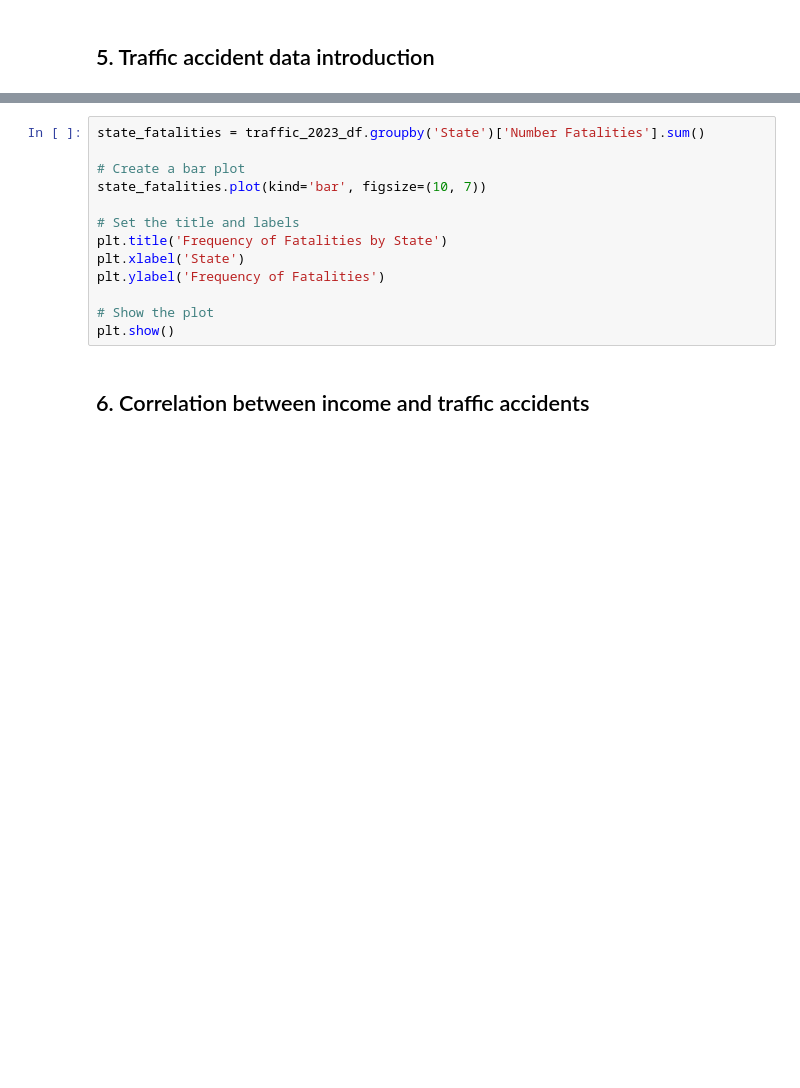
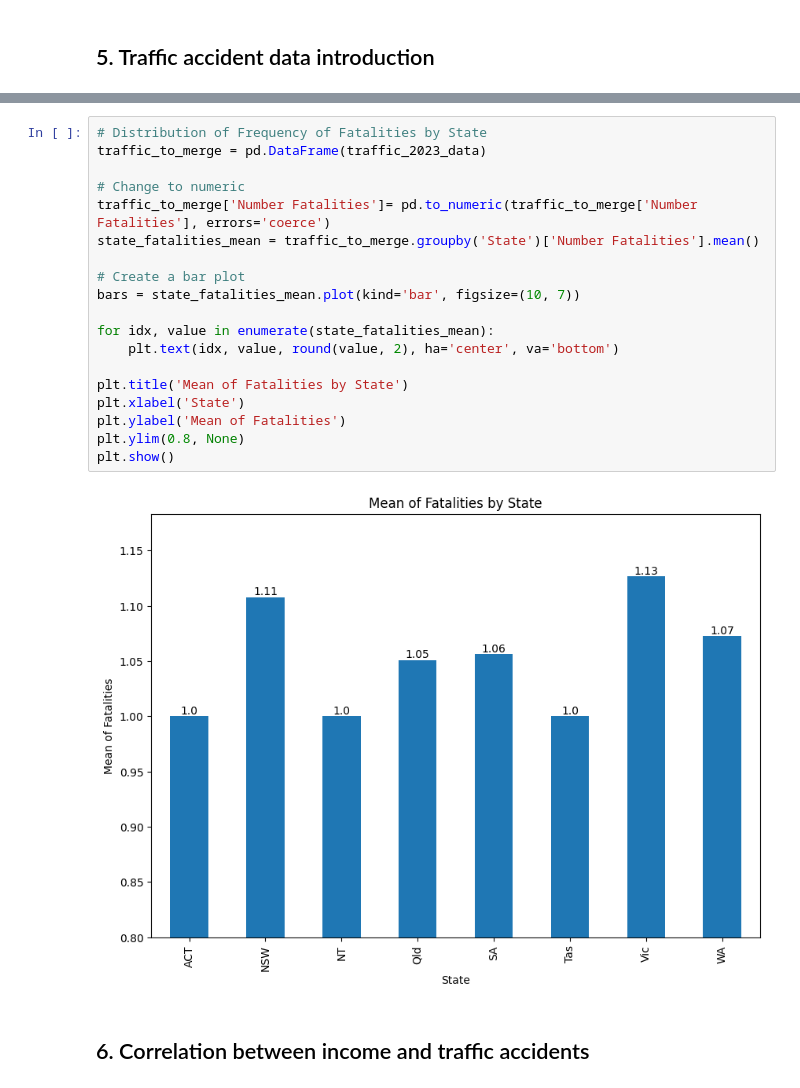
Before and after one commit to BunniYubel/CloudComputingA2, a Jupyter notebook: Data_Visualization.ipynb, the cells around one changed output, grey strips where cells are left out. Cells and saved outputs as stored; diff of their text form; blank space fills up the shorter version.

```diff
--- a/Data_Visualization.ipynb
+++ b/Data_Visualization.ipynb
@@ -316,16 +250,24 @@ plt.show()
 # %%
-state_fatalities = traffic_2023_df.groupby('State')['Number Fatalities'].sum()
+# Distribution of Frequency of Fatalities by State
+traffic_to_merge = pd.DataFrame(traffic_2023_data)
+
+# Change to numeric
+traffic_to_merge['Number Fatalities']= pd.to_numeric(traffic_to_merge['Number Fatalities'], errors='coerce')
+state_fatalities_mean = traffic_to_merge.groupby('State')['Number Fatalities'].mean()
 
 # Create a bar plot
-state_fatalities.plot(kind='bar', figsize=(10, 7))
+bars = state_fatalities_mean.plot(kind='bar', figsize=(10, 7))
 
-# Set the title and labels
-plt.title('Frequency of Fatalities by State')
+for idx, value in enumerate(state_fatalities_mean):
+    plt.text(idx, value, round(value, 2), ha='center', va='bottom')
+
+plt.title('Mean of Fatalities by State')
 plt.xlabel('State')
-plt.ylabel('Frequency of Fatalities')
-
-# Show the plot
+plt.ylabel('Mean of Fatalities')
+plt.ylim(0.8, None)
 plt.show()
+# %% [output]
+[figure, added]
 # %% [markdown]
 ## 6. Correlation between income and traffic accidents
 # %%
```
Also changed, not shown: parts of 15 cells of this notebook.
